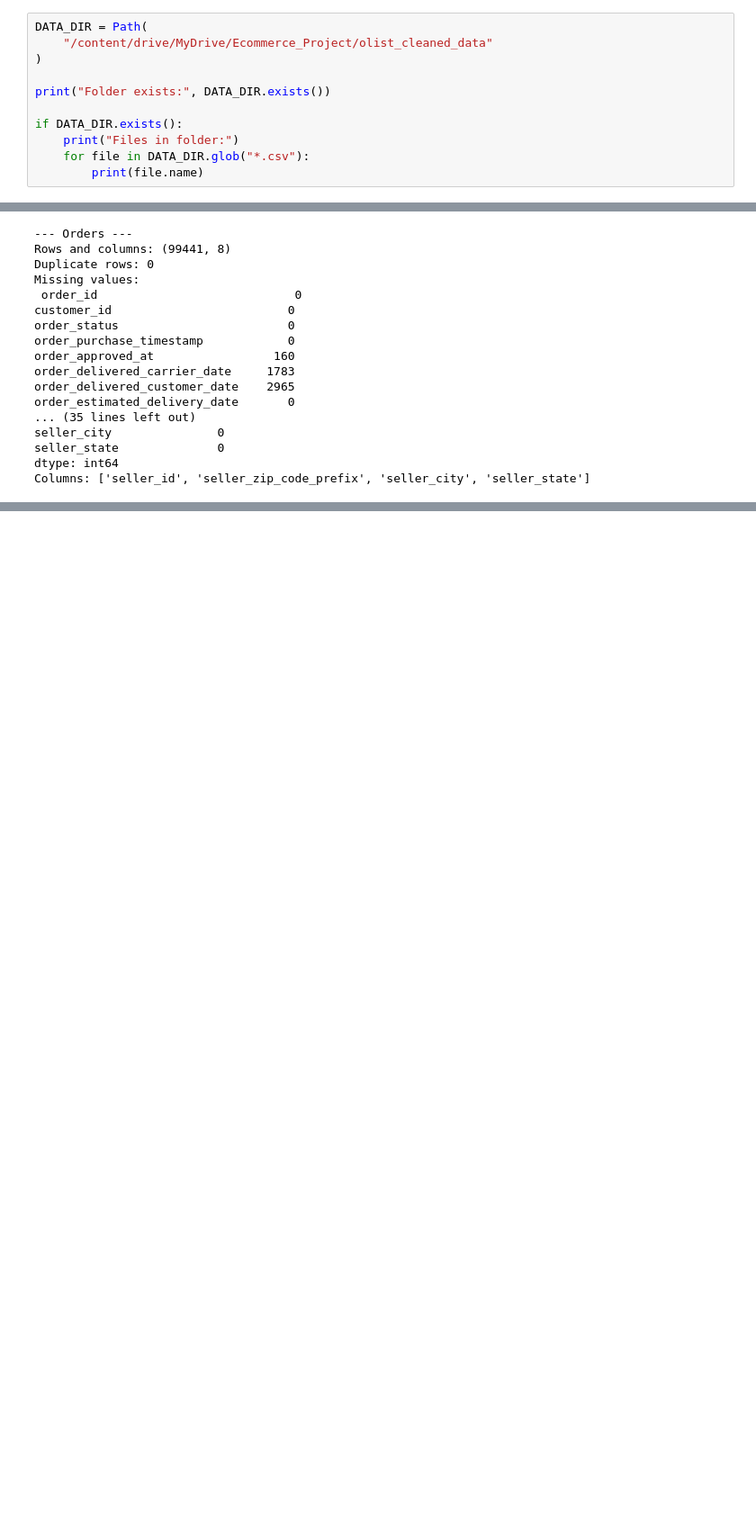
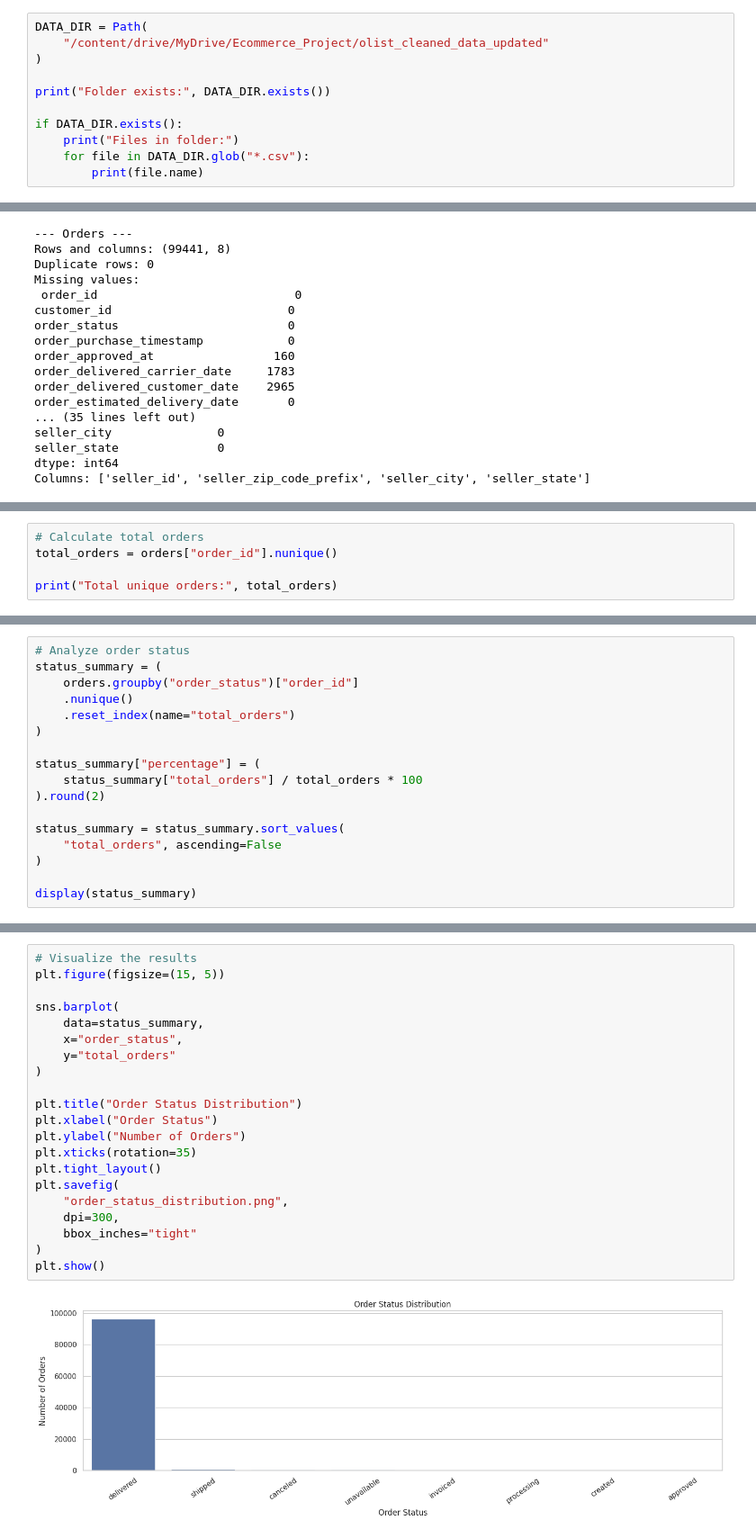
Before and after one commit to Jyotisrj/sql-sales-data-analysis-, a Jupyter notebook: 01_python_analysis.ipynb, the cells around one changed output, grey strips where cells are left out. Shown at 90% size. Cells and saved outputs as stored; diff of their text form; blank space fills up the shorter version.

```diff
--- a/01_python_analysis.ipynb
+++ b/01_python_analysis.ipynb
@@ -41,6 +40,6 @@ Mounted at /content/drive
 # %%
 DATA_DIR = Path(
-    "/content/drive/MyDrive/Ecommerce_Project/olist_cleaned_data"
+    "/content/drive/MyDrive/Ecommerce_Project/olist_cleaned_data_updated"
 )
 
 print("Folder exists:", DATA_DIR.exists())
@@ -168,0 +128,5 @@ Average delivery time: 12.56 days
+# %%
+# Calculate total orders
+total_orders = orders["order_id"].nunique()
+
+print("Total unique orders:", total_orders)
@@ -168,0 +135,17 @@ Average delivery time: 12.56 days
+# %%
+# Analyze order status
+status_summary = (
+    orders.groupby("order_status")["order_id"]
+    .nunique()
+    .reset_index(name="total_orders")
+)
+
+status_summary["percentage"] = (
+    status_summary["total_orders"] / total_orders * 100
+).round(2)
+
+status_summary = status_summary.sort_values(
+    "total_orders", ascending=False
+)
+
+display(status_summary)
@@ -168,0 +162,23 @@ Average delivery time: 12.56 days
+# %%
+# Visualize the results
+plt.figure(figsize=(15, 5))
+
+sns.barplot(
+    data=status_summary,
+    x="order_status",
+    y="total_orders"
+)
+
+plt.title("Order Status Distribution")
+plt.xlabel("Order Status")
+plt.ylabel("Number of Orders")
+plt.xticks(rotation=35)
+plt.tight_layout()
+plt.savefig(
+    "order_status_distribution.png",
+    dpi=300,
+    bbox_inches="tight"
+)
+plt.show()
+# %% [output]
+[figure, added]
```
Also changed, not shown: parts of 37 cells of this notebook.
